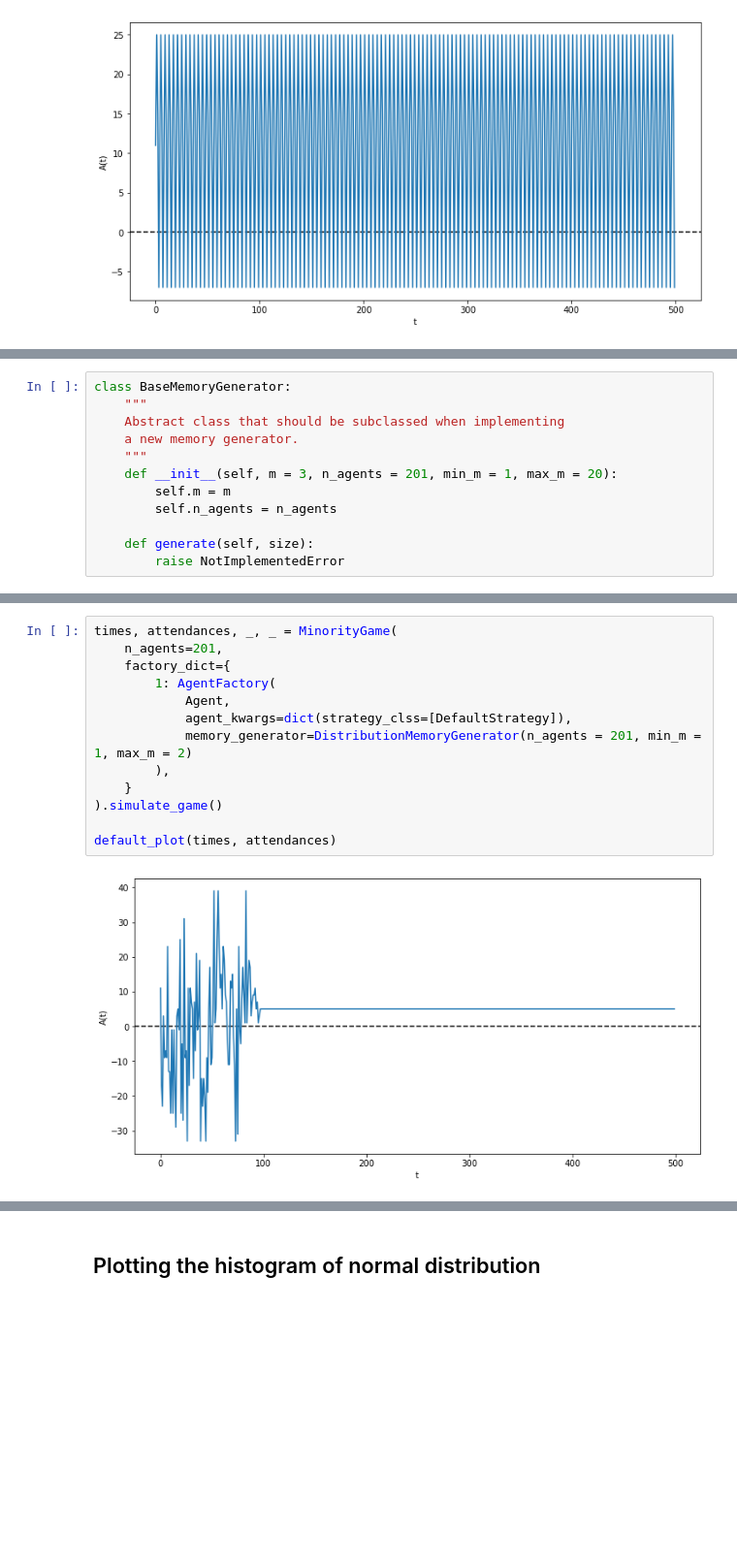
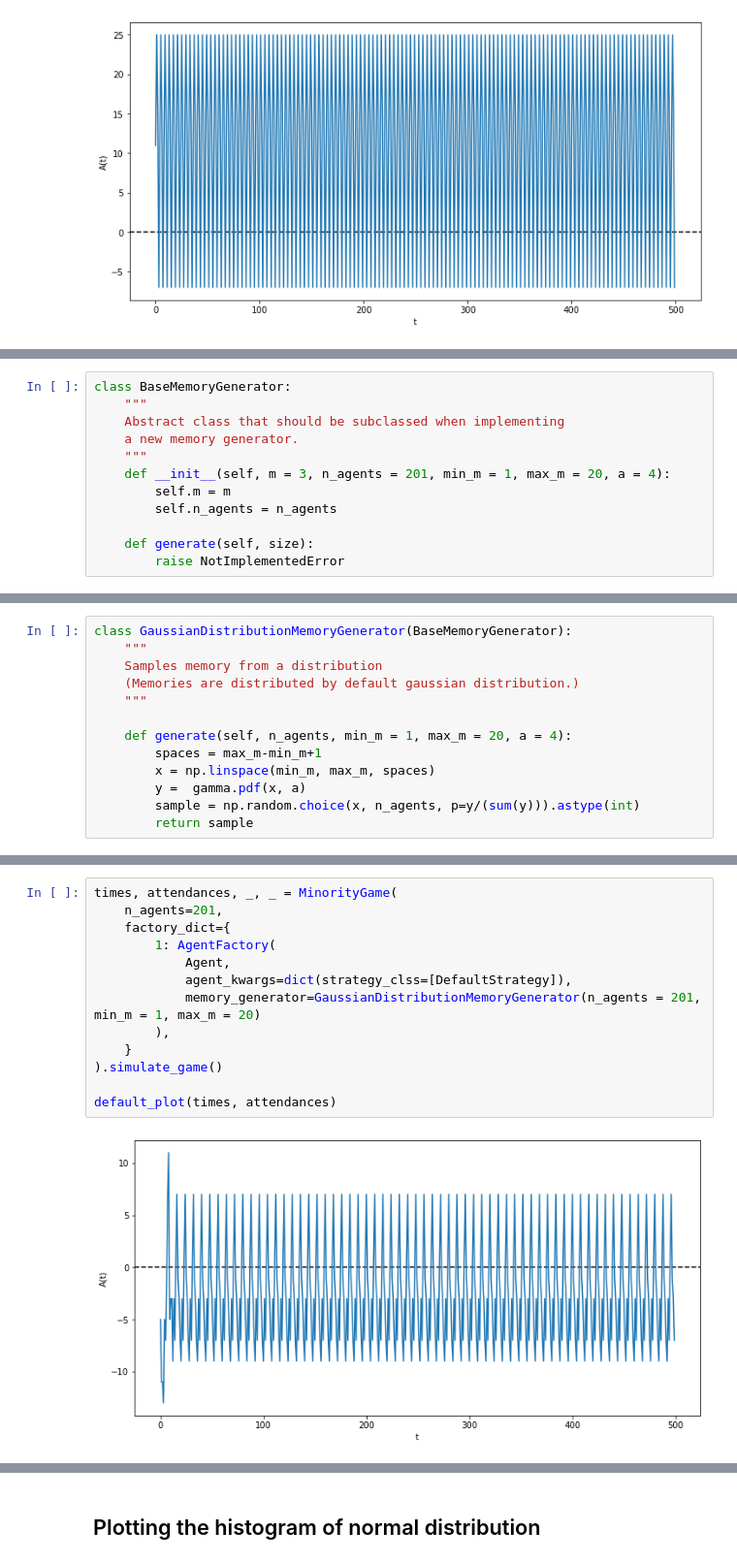
Before and after one commit to dvdblk/abm-project, a Jupyter notebook: notebooks/reetta_notebook.ipynb, the cells around one changed output, grey strips where cells are left out. Shown at 97% size. Cells and saved outputs as stored; diff of their text form; blank space fills up the shorter version.

Commit message:
Gaussian distribution

```diff
--- a/notebooks/reetta_notebook.ipynb
+++ b/notebooks/reetta_notebook.ipynb
@@ -74,7 +79,7 @@ class BaseMemoryGenerator:
     Abstract class that should be subclassed when implementing
     a new memory generator.
     """
-    def __init__(self, m = 3, n_agents = 201, min_m = 1, max_m = 20):
+    def __init__(self, m = 3, n_agents = 201, min_m = 1, max_m = 20, a = 4):
         self.m = m
         self.n_agents = n_agents
 
@@ -94,6 +100,19 @@ class DistributionMemoryGenerator(BaseMemoryGenerator):
         y =  norm.pdf(x, mean, sd)
         sample = np.random.choice(x, n_agents, p=y/(sum(y))).astype(int)
         return sample
+# %%
+class GaussianDistributionMemoryGenerator(BaseMemoryGenerator):
+    """
+    Samples memory from a distribution
+    (Memories are distributed by default gaussian distribution.)
+    """
+
+    def generate(self, n_agents, min_m = 1, max_m = 20, a = 4):
+        spaces = max_m-min_m+1
+        x = np.linspace(min_m, max_m, spaces)
+        y =  gamma.pdf(x, a)
+        sample = np.random.choice(x, n_agents, p=y/(sum(y))).astype(int)
+        return sample
 # %%
 times, attendances, _, _ = MinorityGame(
     n_agents=201,
@@ -112,15 +146,15 @@ default_plot(times, attendances)
 # %%
 times, attendances, _, _ = MinorityGame(
     n_agents=201,
     factory_dict={
         1: AgentFactory(
             Agent,
             agent_kwargs=dict(strategy_clss=[DefaultStrategy]),
-            memory_generator=DistributionMemoryGenerator(n_agents = 201, min_m = 1, max_m = 2)
+            memory_generator=GaussianDistributionMemoryGenerator(n_agents = 201, min_m = 1, max_m = 20)
         ),
     }
 ).simulate_game()
 
 default_plot(times, attendances)
 # %% [output]
-[figure, old version]
+[figure, new version]
```
Also changed, not shown: parts of 16 cells of this notebook.
